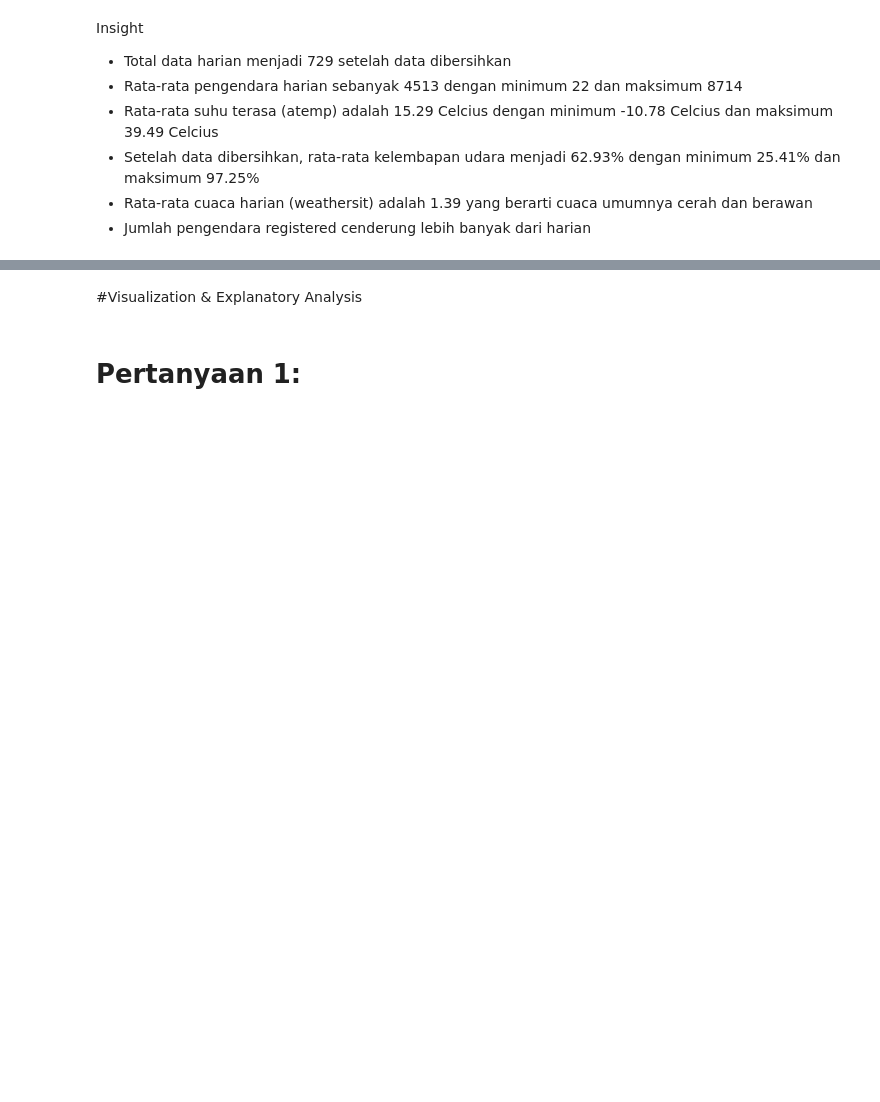
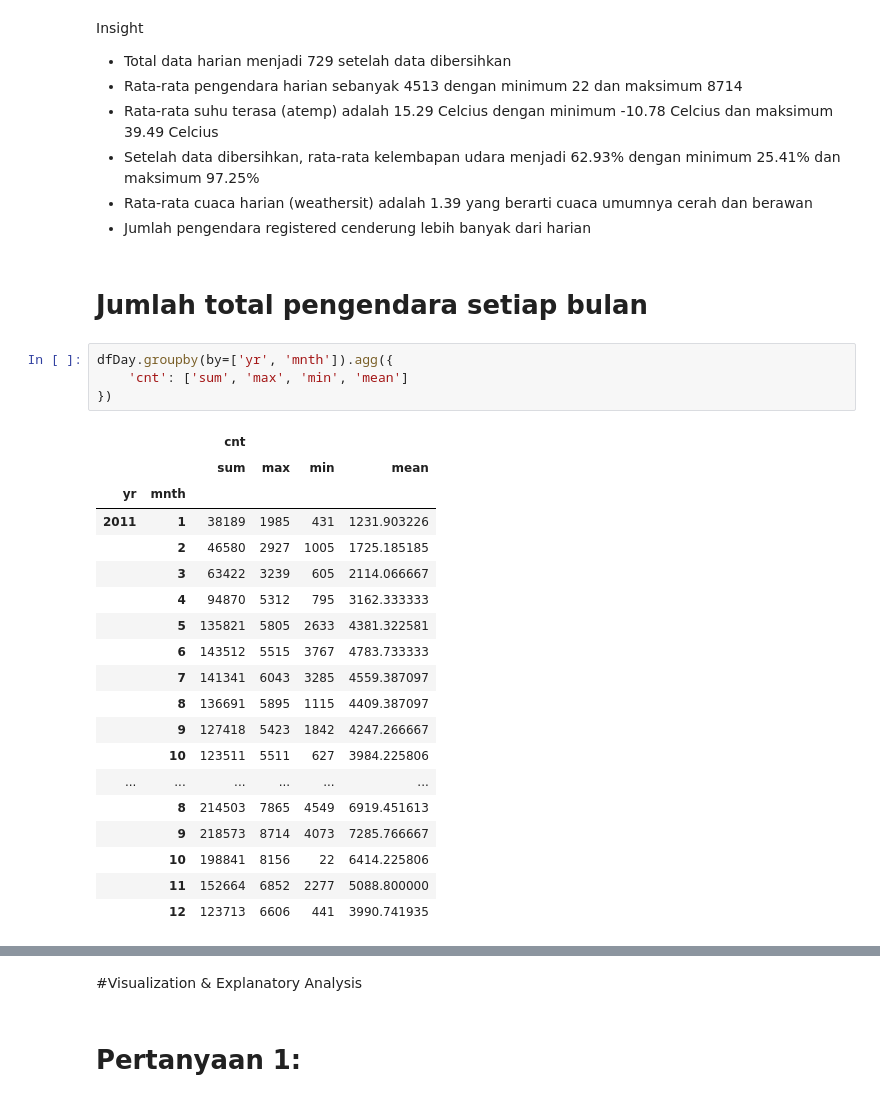
Before and after one commit to hafizisnaini/Dicoding-submission---Data-analysis-project-Bike-sharing-, a Jupyter notebook: notebook.ipynb, the cells around one changed output, grey strips where cells are left out. Cells and saved outputs as stored; diff of their text form; blank space fills up the shorter version.

```diff
--- a/notebook.ipynb
+++ b/notebook.ipynb
@@ -180,3 +181,29 @@ Insight
 * Setelah data dibersihkan, rata-rata kelembapan udara menjadi 62.93% dengan minimum 25.41% dan maksimum 97.25%
 * Rata-rata cuaca harian (weathersit) adalah 1.39 yang berarti cuaca umumnya cerah dan berawan
 * Jumlah pengendara registered cenderung lebih banyak dari harian
+# %% [markdown]
+# Jumlah total pengendara setiap bulan
+# %%
+dfDay.groupby(by=['yr', 'mnth']).agg({
+    'cnt': ['sum', 'max', 'min', 'mean']
+})
+# %% [output]
+|  |  | cnt |  |  |  |
+|  |  | sum | max | min | mean |
+| yr | mnth |  |  |  |  |
+| 2011 | 1 | 38189 | 1985 | 431 | 1231.903226 |
+|  | 2 | 46580 | 2927 | 1005 | 1725.185185 |
+|  | 3 | 63422 | 3239 | 605 | 2114.066667 |
+|  | 4 | 94870 | 5312 | 795 | 3162.333333 |
+|  | 5 | 135821 | 5805 | 2633 | 4381.322581 |
+|  | 6 | 143512 | 5515 | 3767 | 4783.733333 |
+|  | 7 | 141341 | 6043 | 3285 | 4559.387097 |
+|  | 8 | 136691 | 5895 | 1115 | 4409.387097 |
+|  | 9 | 127418 | 5423 | 1842 | 4247.266667 |
+|  | 10 | 123511 | 5511 | 627 | 3984.225806 |
+| ... | ... | ... | ... | ... | ... |
+|  | 8 | 214503 | 7865 | 4549 | 6919.451613 |
+|  | 9 | 218573 | 8714 | 4073 | 7285.766667 |
+|  | 10 | 198841 | 8156 | 22 | 6414.225806 |
+|  | 11 | 152664 | 6852 | 2277 | 5088.800000 |
+|  | 12 | 123713 | 6606 | 441 | 3990.741935 |
```
Also changed, not shown: parts of 12 cells of this notebook, 2 other files.
